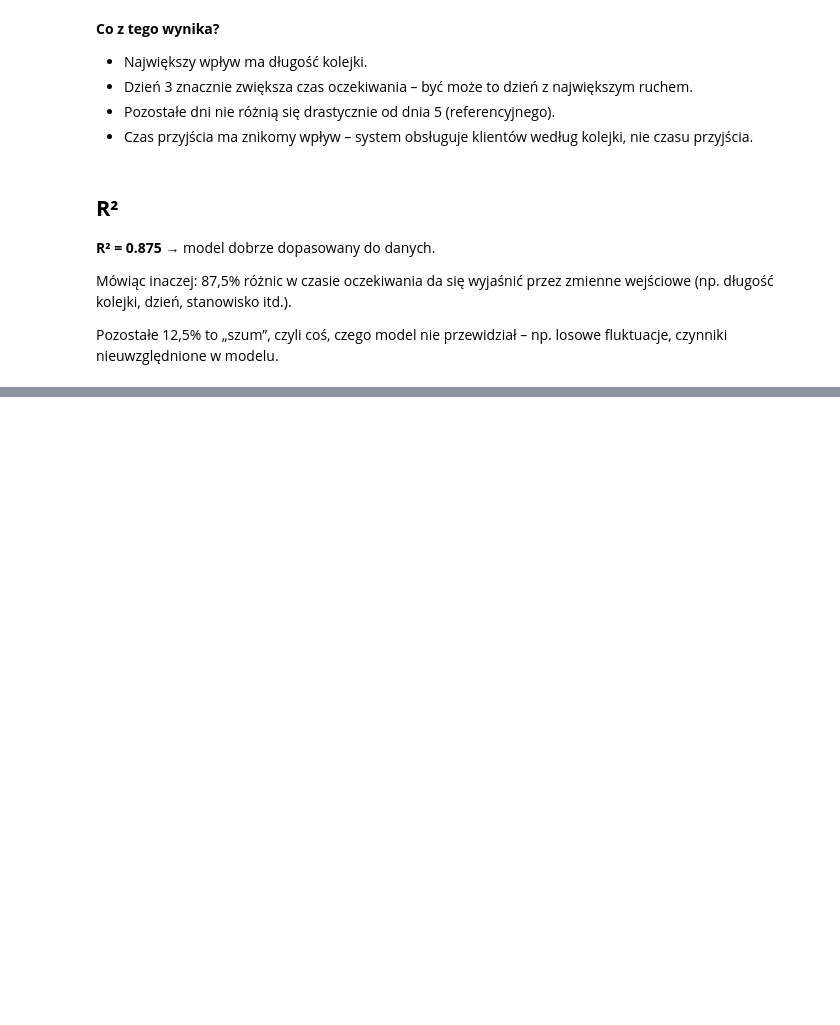
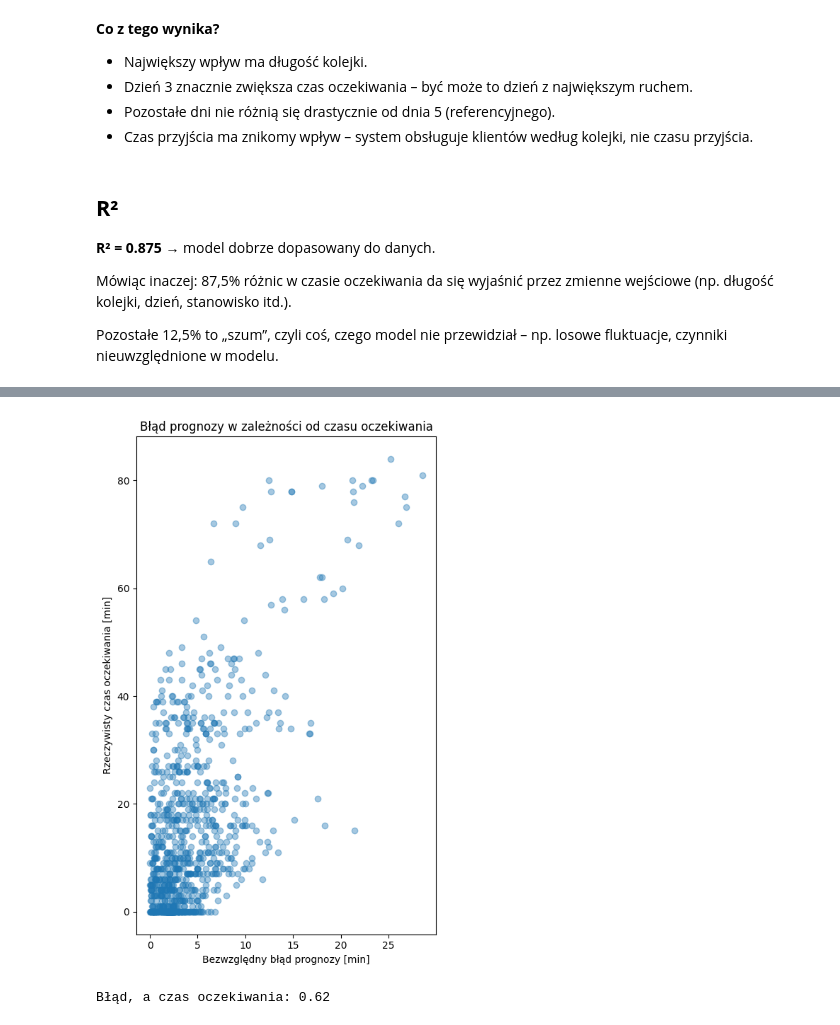
Before and after one commit to JanP1/projekt_statystyka, a Jupyter notebook: regresja_wieloraka.ipynb, the cells around one changed output, grey strips where cells are left out. Saved outputs shown, nothing was run; the diff lists cells and outputs as text; code cells hidden in the pictures; blank space fills up the shorter version.

```diff
--- a/regresja_wieloraka.ipynb
+++ b/regresja_wieloraka.ipynb
@@ -128,0 +191,32 @@ Pozostałe 12,5% to „szum”, czyli coś, czego model nie przewidział – np.
+# %%
+# Czy dłuższe kolejki dają większy błąd prognozy?
+
+import math
+import numpy as np
+import matplotlib.pyplot as plt
+
+residuals       = [yi[0] - ypi for yi, ypi in zip(y, y_hat)] # reszty (y - y_hat) z poprzedniej analizy
+abs_residuals   = [abs(r) for r in residuals] # bezwzględny błąd
+wait_times      = [yi[0] for yi in y] # rzeczywisty czas
+
+# funkcja korelacji Pearsona
+def corr(a, b):
+    ma, mb = np.mean(a), np.mean(b)
+    num = sum((ai - ma) * (bi - mb) for ai, bi in zip(a, b))
+    den = math.sqrt(sum((ai - ma) ** 2 for ai in a) * sum((bi - mb) ** 2 for bi in b))
+    return num / den
+
+corr_err = corr(abs_residuals, wait_times)
+
+plt.figure(figsize=(5, 8))
+plt.scatter(abs_residuals, wait_times, alpha=0.4)
+plt.xlabel("Bezwzględny błąd prognozy [min]")
+plt.ylabel("Rzeczywisty czas oczekiwania [min]")
+plt.title("Błąd prognozy w zależności od czasu oczekiwania")
+plt.tight_layout()
+plt.show()
+
+print(f"Błąd, a czas oczekiwania: {corr_err:.2f}")
+# %% [output]
+[figure, added]
+Błąd, a czas oczekiwania: 0.62
```
Also changed, not shown: parts of 4 cells of this notebook.
